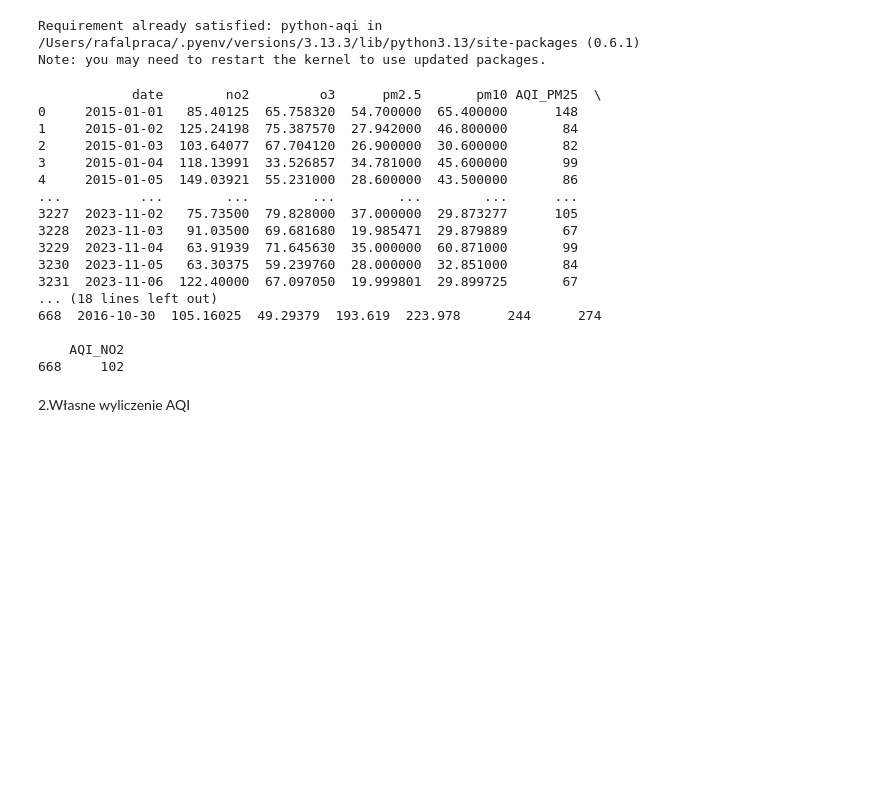
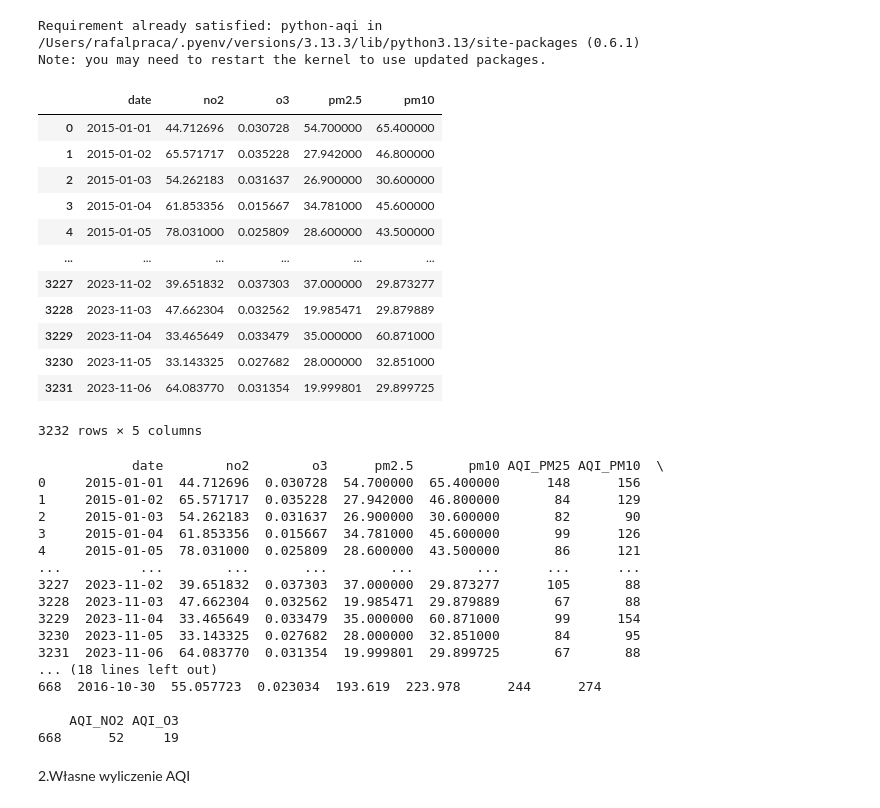
Before and after one commit to rk404/SAD, a Jupyter notebook: Zadanie_SAD_2025.ipynb, the cells around one changed output. Cells and saved outputs as stored; diff of their text form; code cells hidden in the pictures; blank space fills up the shorter version.

```diff
--- a/Zadanie_SAD_2025.ipynb
+++ b/Zadanie_SAD_2025.ipynb
@@ -270,7 +270,7 @@ pm10     0
 dtype: int64
 # %%
 #grupowanie danych po dacie i wybranie maksymalnej wartości dla każdej daty
-df_air_London_grouped = df_air_London.groupby(df['date'].dt.date).aggregate({
+df_air_London_grouped = df_air_London.groupby(df_air_London['date'].dt.date).aggregate({
     'no2': 'max',
     'o3': 'max',
     'pm2.5': 'max',
@@ -312,6 +312,28 @@ import aqi
 # %% [output]
 Requirement already satisfied: python-aqi in /Users/rafalpraca/.pyenv/versions/3.13.3/lib/python3.13/site-packages (0.6.1)
 Note: you may need to restart the kernel to use updated packages.
+# %%
+# przeliczenie wartosci z jedniostki µg/m³ na jednostki wymagane przez bibliotekę aqi. o3 na ppm, no2 na ppb
+# Dla tlenku azotu (NO₂) w warunkach standardowych (25°C i 1 atm), współczynnik konwersji z ppb na µg/m³ wynosi około 1.91. Oznacza to, że 1 ppb NO₂ odpowiada około 1.91 µg/m³ NO₂.
+df_air_London_grouped['no2'] = df_air_London_grouped['no2'] / 1.91
+# Aby przeliczyć ozon (O3) z µg/m³ na ppm, należy użyć współczynnika konwersji. 1 ppm ozonu odpowiada w przybliżeniu 2140 µg/m³.
+df_air_London_grouped['o3'] = df_air_London_grouped['o3'] / 2140
+# %%
+df_air_London_grouped
+# %% [output]
+|  | date | no2 | o3 | pm2.5 | pm10 |
+| 0 | 2015-01-01 | 44.712696 | 0.030728 | 54.700000 | 65.400000 |
+| 1 | 2015-01-02 | 65.571717 | 0.035228 | 27.942000 | 46.800000 |
+| 2 | 2015-01-03 | 54.262183 | 0.031637 | 26.900000 | 30.600000 |
+| 3 | 2015-01-04 | 61.853356 | 0.015667 | 34.781000 | 45.600000 |
+| 4 | 2015-01-05 | 78.031000 | 0.025809 | 28.600000 | 43.500000 |
+| ... | ... | ... | ... | ... | ... |
+| 3227 | 2023-11-02 | 39.651832 | 0.037303 | 37.000000 | 29.873277 |
+| 3228 | 2023-11-03 | 47.662304 | 0.032562 | 19.985471 | 29.879889 |
+| 3229 | 2023-11-04 | 33.465649 | 0.033479 | 35.000000 | 60.871000 |
+| 3230 | 2023-11-05 | 33.143325 | 0.027682 | 28.000000 | 32.851000 |
+| 3231 | 2023-11-06 | 64.083770 | 0.031354 | 19.999801 | 29.899725 |
+3232 rows × 5 columns
 # %%
 # aqi biblioteki i liczenie AQI
 # pip install python-aqi
@@ -331,9 +353,9 @@ df_air_London_grouped['AQI_PM10'] = df_air_London_grouped.apply(
 df_air_London_grouped['AQI_NO2'] = df_air_London_grouped.apply(
     lambda row: aqi.to_iaqi(aqi.POLLUTANT_NO2_1H, row['no2'], algo=aqi.ALGO_EPA), axis=1
 )
-#df_air_London_grouped['AQI_O3'] = df_air_London_grouped.apply(
-#    lambda row: aqi.to_iaqi(aqi.POLLUTANT_O3_8H, row['o3'], algo=aqi.ALGO_EPA), axis=1
-#)
+df_air_London_grouped['AQI_O3'] = df_air_London_grouped.apply(
+    lambda row: aqi.to_iaqi(aqi.POLLUTANT_O3_8H, row['o3'], algo=aqi.ALGO_EPA), axis=1
+)
 
 
 
@@ -370,23 +392,23 @@ print(f'Data maksymalnej wartości AQI dla PM2.5: {max_pm25_date}')
 max_pm25_row = df_air_London_grouped[df_air_London_grouped['AQI_PM25'] == max_aqi_pm25]
 print(max_pm25_row)
 # %% [output]
-            date        no2         o3      pm2.5       pm10 AQI_PM25  \
-0     2015-01-01   85.40125  65.758320  54.700000  65.400000      148
-1     2015-01-02  125.24198  75.387570  27.942000  46.800000       84
-2     2015-01-03  103.64077  67.704120  26.900000  30.600000       82
-3     2015-01-04  118.13991  33.526857  34.781000  45.600000       99
-4     2015-01-05  149.03921  55.231000  28.600000  43.500000       86
-...          ...        ...        ...        ...        ...      ...
-3227  2023-11-02   75.73500  79.828000  37.000000  29.873277      105
-3228  2023-11-03   91.03500  69.681680  19.985471  29.879889       67
-3229  2023-11-04   63.91939  71.645630  35.000000  60.871000       99
-3230  2023-11-05   63.30375  59.239760  28.000000  32.851000       84
-3231  2023-11-06  122.40000  67.097050  19.999801  29.899725       67
+            date        no2        o3      pm2.5       pm10 AQI_PM25 AQI_PM10  \
+0     2015-01-01  44.712696  0.030728  54.700000  65.400000      148      156
+1     2015-01-02  65.571717  0.035228  27.942000  46.800000       84      129
+2     2015-01-03  54.262183  0.031637  26.900000  30.600000       82       90
+3     2015-01-04  61.853356  0.015667  34.781000  45.600000       99      126
+4     2015-01-05  78.031000  0.025809  28.600000  43.500000       86      121
+...          ...        ...       ...        ...        ...      ...      ...
+3227  2023-11-02  39.651832  0.037303  37.000000  29.873277      105       88
+3228  2023-11-03  47.662304  0.032562  19.985471  29.879889       67       88
+3229  2023-11-04  33.465649  0.033479  35.000000  60.871000       99      154
+3230  2023-11-05  33.143325  0.027682  28.000000  32.851000       84       95
+3231  2023-11-06  64.083770  0.031354  19.999801  29.899725       67       88
 ... (18 lines left out)
-668  2016-10-30  105.16025  49.29379  193.619  223.978      244      274
+668  2016-10-30  55.057723  0.023034  193.619  223.978      244      274
 
-    AQI_NO2
-668     102
+    AQI_NO2 AQI_O3
+668      52     19
 # %% [markdown]
 2.Własne wyliczenie AQI
 # %%
```
